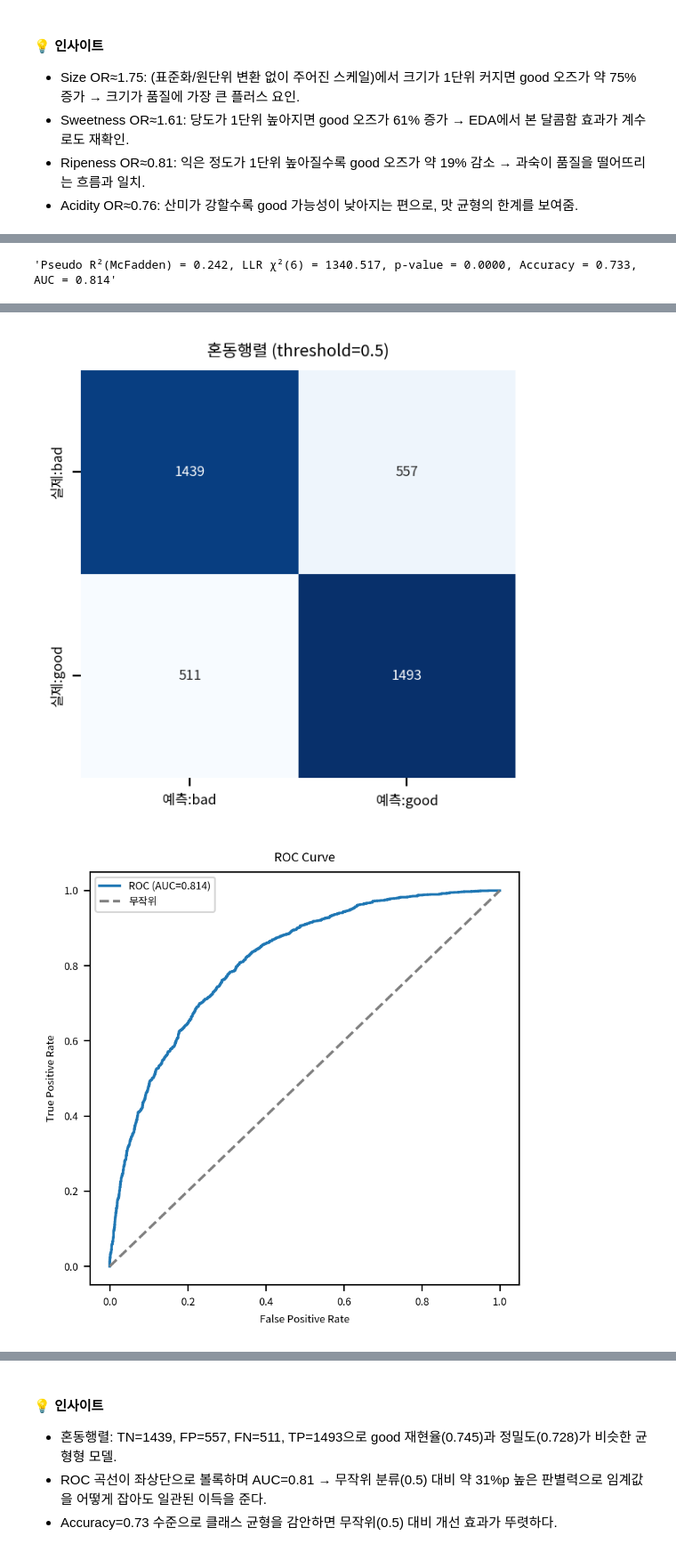
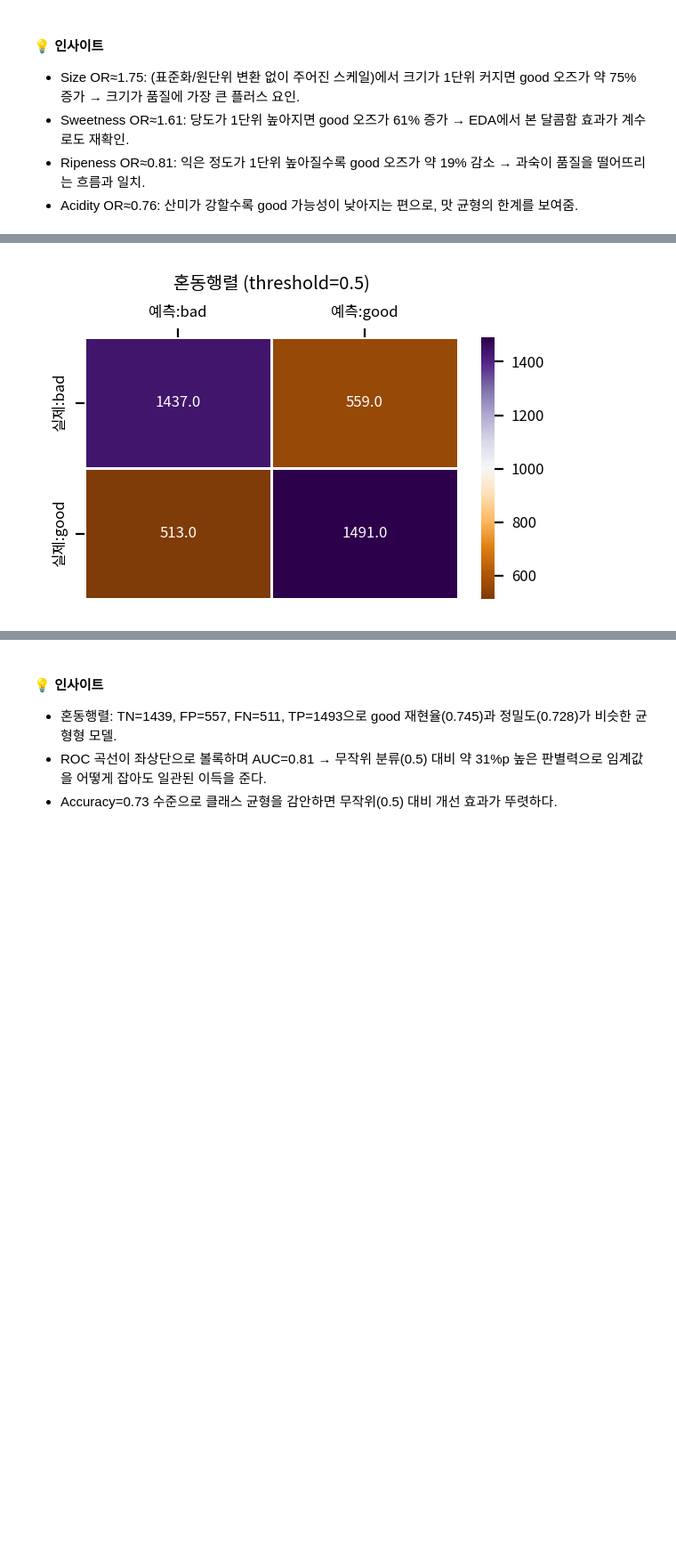
Before and after one commit to leekh4232/hossam-py, a Jupyter notebook: [캡스톤-06] 로지스틱ㅣ사과 품질 분류ㅣ풀이.ipynb, the cells around one changed output, grey strips where cells are left out. Shown at 89% size. Drawn from its saved outputs; the diff is of its cells as text; code cells hidden in the pictures; blank space fills up the shorter version.

```diff
--- a/[캡스톤-06] 로지스틱ㅣ사과 품질 분류ㅣ풀이.ipynb
+++ b/[캡스톤-06] 로지스틱ㅣ사과 품질 분류ㅣ풀이.ipynb
@@ -482,0 +443,8 @@ display(coef_check.sort_values("coef", ascending=False))
+# %%
+df3 = df2.drop("Crunchiness", axis=1)
+
+fit2 = hs_logit(df3, "Quality_bin")
+cdf2, rdf2 = hs_logit_report(fit2, df2)
+
+display(cdf2)
+display(rdf2)
@@ -538,49 +520,31 @@ display(or_df)
 # %%
-# 9단계 풀이: 혼동행렬과 ROC
-cdf, rdf, result_report, model_report, variable_reports = hs_logit_report(
-    logit_fit, df[["Quality_bin"] + model_features]
-)
-display(model_report)
-display(result_report)
-display(cdf)
+# 1) 그래프 초기화
+width_px = 600  # 그래프 가로 크기
+height_px = 400  # 그래프 세로 크기
+rows = 1  # 그래프 행 수
+cols = 1  # 그래프 열 수
+figsize = (width_px / my_dpi, height_px / my_dpi)
+fig, ax = plt.subplots(rows, cols, figsize=figsize, dpi=my_dpi)
 
-pred_prob = logit_fit.predict(X_const)
-pred_label = (pred_prob >= 0.5).astype(int)
-cm = confusion_matrix(y, pred_label)
-plt.figure(figsize=(3, 3), dpi=my_dpi)
+# 2) heatmap 그리기
 sb.heatmap(
-    cm,
+    data=cm,
     annot=True,
-    fmt="d",
-    cmap="Blues",
-    cbar=False,
+    fmt="0.1f",
+    linewidth=0.5,
+    cmap="PuOr",
     xticklabels=["예측:bad", "예측:good"],
     yticklabels=["실제:bad", "실제:good"],
 )
-plt.title("혼동행렬 (threshold=0.5)")
-plt.tight_layout()
-plt.show()
 
-fpr, tpr, _ = roc_curve(y, pred_prob)
-auc = roc_auc_score(y, pred_prob)
-plt.figure(figsize=(4, 4), dpi=my_dpi)
-plt.plot(fpr, tpr, label=f"ROC (AUC={auc:.3f})")
-plt.plot([0, 1], [0, 1], linestyle="--", color="gray", label="무작위")
-plt.xlabel("False Positive Rate")
-plt.ylabel("True Positive Rate")
-plt.title("ROC Curve")
-plt.legend()
-plt.tight_layout()
-plt.show()
+# 3) 그래프 꾸미기
+ax.set_title("혼동행렬 (threshold=0.5)")
+ax.set_xlabel("")
+ax.set_ylabel("")
+ax.xaxis.tick_top()  # x축의 변수 이름을 상단으로 이동
 
-metrics_df = pd.DataFrame(
-    {
-        "Accuracy": [accuracy_score(y, pred_label)],
-        "Precision": [precision_score(y, pred_label)],
-        "Recall": [recall_score(y, pred_label)],
-        "F1": [f1_score(y, pred_label)],
-        "AUC": [auc],
-    }
-)
-display(metrics_df)
+# 4) 출력
+plt.tight_layout()  # 여백 제거
+plt.show()  # 그래프 화면 출력
+plt.close()  # 그래프 작업 종료
 # %% [output]
@@ -588 +550,0 @@ display(metrics_df)
-'Pseudo R²(McFadden) = 0.242, LLR χ²(6) = 1340.517, p-value = 0.0000, Accuracy = 0.733, AUC = 0.814'
@@ -591,2 +551 @@ display(metrics_df)
-[figure, old version]
+[figure, new version]
-[figure, removed]
```
Also changed, not shown: parts of 30 cells of this notebook, 8 other files.
